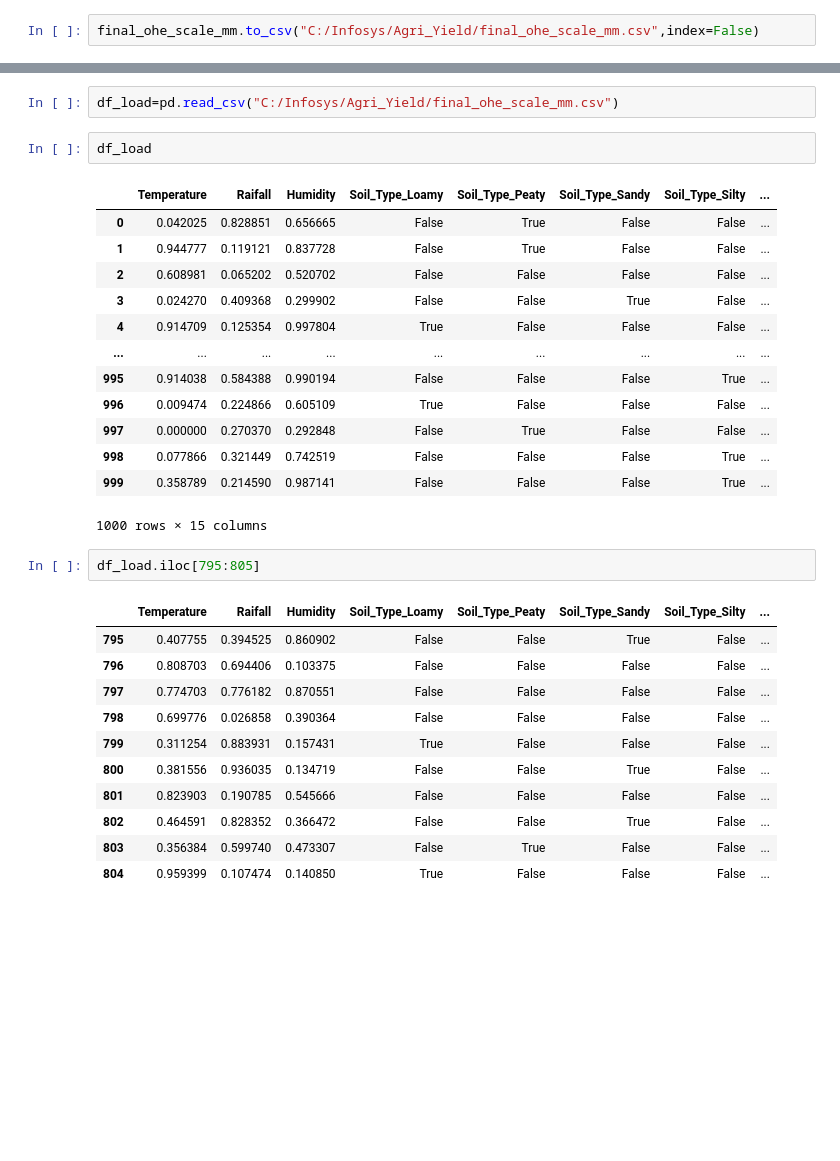
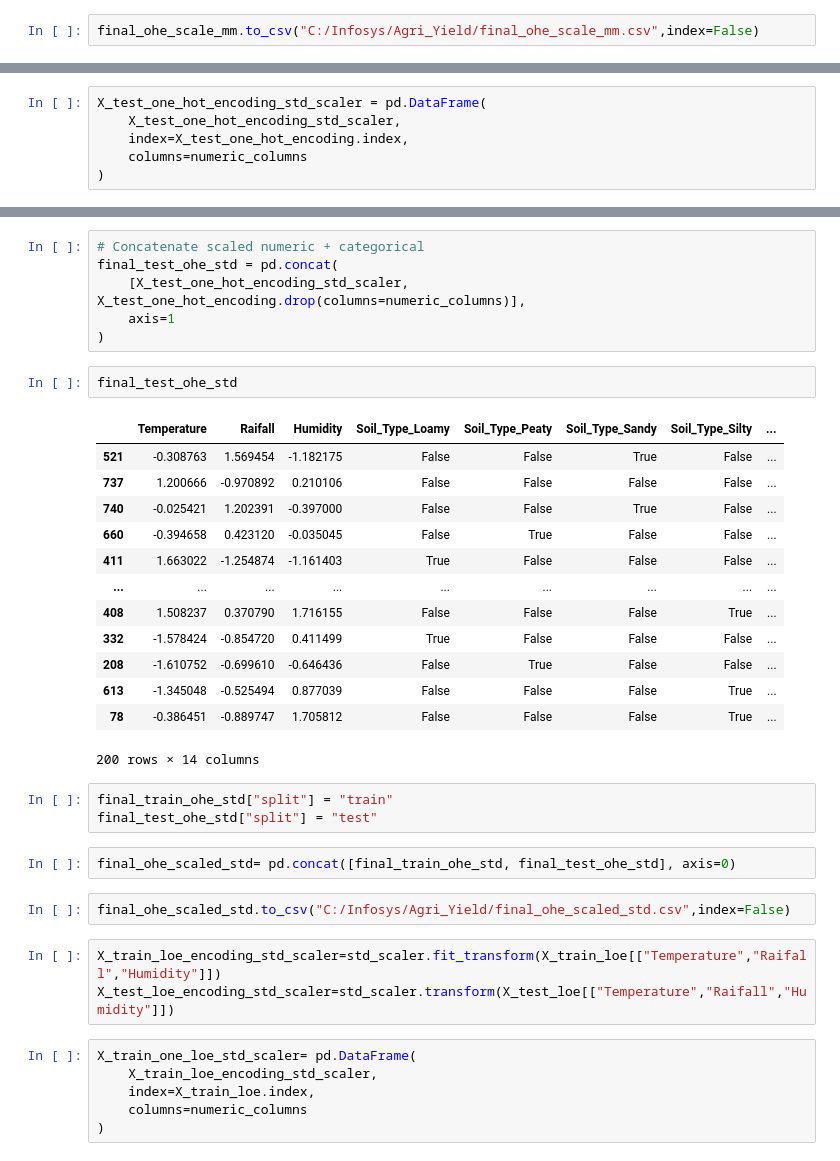
Before and after one commit to kruthikakkamgari/AgriYield_Predictor, a Jupyter notebook: preproessiong.ipynb, the cells around one changed output, grey strips where cells are left out. Drawn from its saved outputs; the diff is of its cells as text; blank space fills up the shorter version.

```diff
--- a/preproessiong.ipynb
+++ b/preproessiong.ipynb
@@ -493,0 +503,6 @@ final_ohe_scale_mm.to_csv("C:/Infosys/Agri_Yield/final_ohe_scale_mm.csv",index=F
+# %%
+X_test_one_hot_encoding_std_scaler = pd.DataFrame(
+    X_test_one_hot_encoding_std_scaler,
+    index=X_test_one_hot_encoding.index,
+    columns=numeric_columns
+)
@@ -494,32 +531,38 @@ final_ohe_scale_mm.to_csv("C:/Infosys/Agri_Yield/final_ohe_scale_mm.csv",index=F
+# %%
+# Concatenate scaled numeric + categorical
+final_test_ohe_std = pd.concat(
+    [X_test_one_hot_encoding_std_scaler, X_test_one_hot_encoding.drop(columns=numeric_columns)],
+    axis=1
+)
+# %%
+final_test_ohe_std
+# %% [output]
+|  | Temperature | Raifall | Humidity | Soil_Type_Loamy | Soil_Type_Peaty | Soil_Type_Sandy | Soil_Type_Silty | ... |
+| 521 | -0.308763 | 1.569454 | -1.182175 | False | False | True | False | ... |
+| 737 | 1.200666 | -0.970892 | 0.210106 | False | False | False | False | ... |
+| 740 | -0.025421 | 1.202391 | -0.397000 | False | False | True | False | ... |
+| 660 | -0.394658 | 0.423120 | -0.035045 | False | True | False | False | ... |
+| 411 | 1.663022 | -1.254874 | -1.161403 | True | False | False | False | ... |
+| ... | ... | ... | ... | ... | ... | ... | ... | ... |
+| 408 | 1.508237 | 0.370790 | 1.716155 | False | False | False | True | ... |
+| 332 | -1.578424 | -0.854720 | 0.411499 | True | False | False | False | ... |
+| 208 | -1.610752 | -0.699610 | -0.646436 | False | True | False | False | ... |
+| 613 | -1.345048 | -0.525494 | 0.877039 | False | False | False | True | ... |
+| 78 | -0.386451 | -0.889747 | 1.705812 | False | False | False | True | ... |
+200 rows × 14 columns
+# %%
+final_train_ohe_std["split"] = "train"
+final_test_ohe_std["split"] = "test"
+# %%
+final_ohe_scaled_std= pd.concat([final_train_ohe_std, final_test_ohe_std], axis=0)
 # %%
-df_load=pd.read_csv("C:/Infosys/Agri_Yield/final_ohe_scale_mm.csv")
+final_ohe_scaled_std.to_csv("C:/Infosys/Agri_Yield/final_ohe_scaled_std.csv",index=False)
-# %%
-df_load
-# %% [output]
-|  | Temperature | Raifall | Humidity | Soil_Type_Loamy | Soil_Type_Peaty | Soil_Type_Sandy | Soil_Type_Silty | ... |
-| 0 | 0.042025 | 0.828851 | 0.656665 | False | True | False | False | ... |
-| 1 | 0.944777 | 0.119121 | 0.837728 | False | True | False | False | ... |
-| 2 | 0.608981 | 0.065202 | 0.520702 | False | False | False | False | ... |
-| 3 | 0.024270 | 0.409368 | 0.299902 | False | False | True | False | ... |
-| 4 | 0.914709 | 0.125354 | 0.997804 | True | False | False | False | ... |
-| ... | ... | ... | ... | ... | ... | ... | ... | ... |
-| 995 | 0.914038 | 0.584388 | 0.990194 | False | False | False | True | ... |
-| 996 | 0.009474 | 0.224866 | 0.605109 | True | False | False | False | ... |
-| 997 | 0.000000 | 0.270370 | 0.292848 | False | True | False | False | ... |
-| 998 | 0.077866 | 0.321449 | 0.742519 | False | False | False | True | ... |
-| 999 | 0.358789 | 0.214590 | 0.987141 | False | False | False | True | ... |
-1000 rows × 15 columns
-# %%
-df_load.iloc[795:805]
-# %% [output]
-|  | Temperature | Raifall | Humidity | Soil_Type_Loamy | Soil_Type_Peaty | Soil_Type_Sandy | Soil_Type_Silty | ... |
-| 795 | 0.407755 | 0.394525 | 0.860902 | False | False | True | False | ... |
-| 796 | 0.808703 | 0.694406 | 0.103375 | False | False | False | False | ... |
-| 797 | 0.774703 | 0.776182 | 0.870551 | False | False | False | False | ... |
-| 798 | 0.699776 | 0.026858 | 0.390364 | False | False | False | False | ... |
-| 799 | 0.311254 | 0.883931 | 0.157431 | True | False | False | False | ... |
-| 800 | 0.381556 | 0.936035 | 0.134719 | False | False | True | False | ... |
-| 801 | 0.823903 | 0.190785 | 0.545666 | False | False | False | False | ... |
-| 802 | 0.464591 | 0.828352 | 0.366472 | False | False | True | False | ... |
-| 803 | 0.356384 | 0.599740 | 0.473307 | False | True | False | False | ... |
-| 804 | 0.959399 | 0.107474 | 0.140850 | True | False | False | False | ... |
+# %%
+X_train_loe_encoding_std_scaler=std_scaler.fit_transform(X_train_loe[["Temperature","Raifall","Humidity"]])
+X_test_loe_encoding_std_scaler=std_scaler.transform(X_test_loe[["Temperature","Raifall","Humidity"]])
+# %%
+X_train_one_loe_std_scaler= pd.DataFrame(
+    X_train_loe_encoding_std_scaler,
+    index=X_train_loe.index,
+    columns=numeric_columns
+)
```
Also changed, not shown: parts of 24 cells of this notebook, 3 other files.
